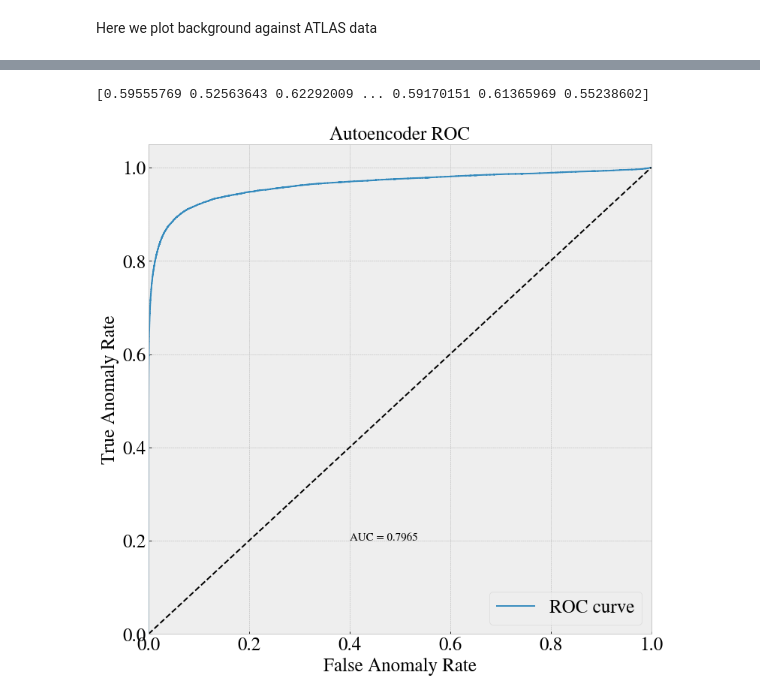
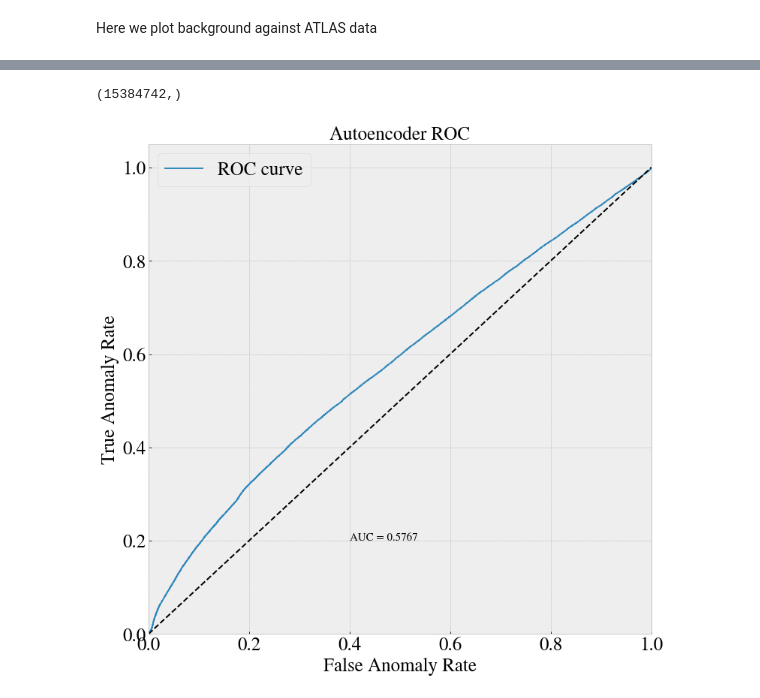
Before and after one commit to Gadangadang/FYS5555, a Jupyter notebook: Project3/Codebase/run_ml_big_3rmfeats_wgrid.ipynb, the cells around one changed output, grey strips where cells are left out. Drawn from its saved outputs; the diff is of its cells as text; code cells hidden in the pictures.

```diff
--- a/Project3/Codebase/run_ml_big_3rmfeats_wgrid.ipynb
+++ b/Project3/Codebase/run_ml_big_3rmfeats_wgrid.ipynb
@@ -641,15 +655,15 @@ tf.keras.utils.plot_model(AE_model, to_file="ae_model_plot.pdf",
 #AE_model.load("1_epoch_trained.h5")
 # %%
-AE_model = tf.keras.models.load_model("6_epoch_trained_small_rm3feats.h5")
+#AE_model = tf.keras.models.load_model("5_epoch_trained_big_rm3feats_standardscale.h5")
 # %%
 #Calculate prediction
 #Total background:
-X_b = np.concatenate((X_b_train, X_b_val),0)
+#X_b = np.concatenate((X_b_train, X_b_val),0)
 with tf.device("/GPU:0"):
-    pred_back = AE_model.predict(X_b, batch_size=8192)
+    pred_back = AE_model.predict(X_b_train, batch_size=8192)
     print("Background done")
 
-    pred_sig = AE_model.predict(X_s_test, batch_size=8192)
+    pred_sig = AE_model.predict(test_set, batch_size=8192)
     print("Signal done")
 
     pred_data = AE_model.predict(data, batch_size=8192)
@@ -675,7 +689,7 @@ recon_err_back = reconstructionError(pred_back, X_b)
 # %% [markdown]
 Then signal
 # %%
-recon_err_sig = reconstructionError(pred_sig, X_s_test)
+recon_err_sig = reconstructionError(pred_sig, test_set)
 # %% [markdown]
 An then for actual data
 # %%
@@ -747,4 +762,4 @@ plt.show()
 # %%
-scale = np.sum(s_test_weights)/np.sum(np.concatenate((b_train_weights, b_val_weights), 0))
+scale = np.sum(test_weights[np.where(test_labels==1)])/np.sum(test_weights[np.where(test_labels == 0)])
 print(scale)
 # %% [output]
@@ -789,41 +815,47 @@ plt.show()
 # %%
 from sklearn import metrics
 from sklearn.metrics import roc_curve
-from sklearn.metrics import roc_auc_score
+from sklearn.metrics import auc
 
 # ROC
-Y_b = np.zeros(X_b.shape[0]).reshape(X_b.shape[0],1);
-Y_s = np.ones(X_s_test.shape[0]).reshape(X_s_test.shape[0],1);
+Y_b = np.zeros(test_labels[np.where(test_labels==0)].shape[0]).reshape(test_labels[np.where(test_labels==0)].shape[0],1);
+Y_s = np.ones(test_labels[np.where(test_labels==1)].shape[0]).reshape(test_labels[np.where(test_labels==1)].shape[0],1);
 Y_ROC = np.concatenate((Y_b, Y_s),0);
-
-back_weights = np.concatenate((b_train_weights, b_val_weights), 0)*scale
-
-sample_weight = np.concatenate((back_weights, s_test_weights),0)
 
 
 
-rec_errors_ROC = np.concatenate((recon_err_back,recon_err_sig),0)
+sample_weight = np.concatenate((test_weights[np.where(test_labels == 0)]*scale, test_weights[np.where(test_labels==1)]),0)
 
-print(recon_err_sig)
+print(np.shape(sample_weight))
+
+
+rec_errors_ROC = np.concatenate((b_s_backpred,b_s_sigpred),0)
+
+
 
 
 fpr, tpr, thresholds = roc_curve(Y_ROC, rec_errors_ROC, sample_weight = sample_weight, pos_label=1)
-ae_auc = roc_auc_score(Y_ROC, rec_errors_ROC)
+
+sorted_index = np.argsort(fpr)
+fpr =  np.array(fpr)[sorted_index]
+tpr = np.array(tpr)[sorted_index]
+ae_auc = auc(fpr, tpr)
+
 figRocAE, axRocAE = plt.subplots()
 figRocAE.set_size_inches(12,12)
 axRocAE.plot(fpr, tpr, label='ROC curve')
 axRocAE.plot([0, 1], [0, 1], 'k--')
 axRocAE.set_xlim([0.0, 1.0])
 axRocAE.set_ylim([0.0, 1.05])
 axRocAE.set_xlabel('False Anomaly Rate', fontsize=25)
 axRocAE.set_ylabel('True Anomaly Rate', fontsize=25)
 axRocAE.text(0.4,0.2,"AUC = %.4f" % ae_auc,fontsize=15)
 axRocAE.set_title("Autoencoder ROC", fontsize=25)
 plt.tick_params(axis='both', labelsize=25)
 axRocAE.legend(fontsize=25)
 fig.tight_layout()
-plt.savefig("b_s_roc_curve_small.pdf")
+plt.savefig("b_s_roc_curve_big_rm3feats.pdf")
 plt.show()
 # %% [output]
-[0.59555769 0.52563643 0.62292009 ... 0.59170151 0.61365969 0.55238602]
+(15384742,)
-[figure, old version]
+[figure, new version]
```
Also changed, not shown: parts of 25 cells of this notebook, 25 other files.
